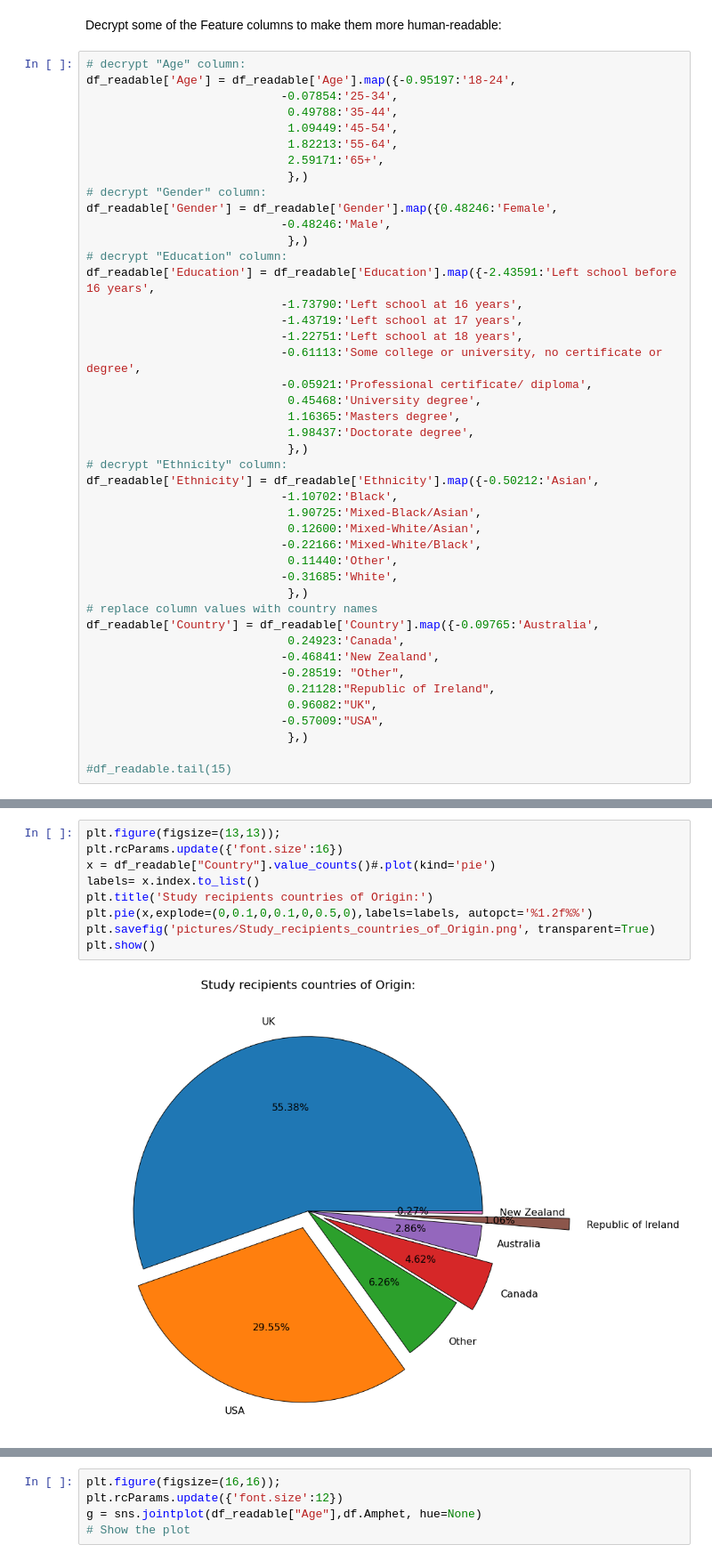
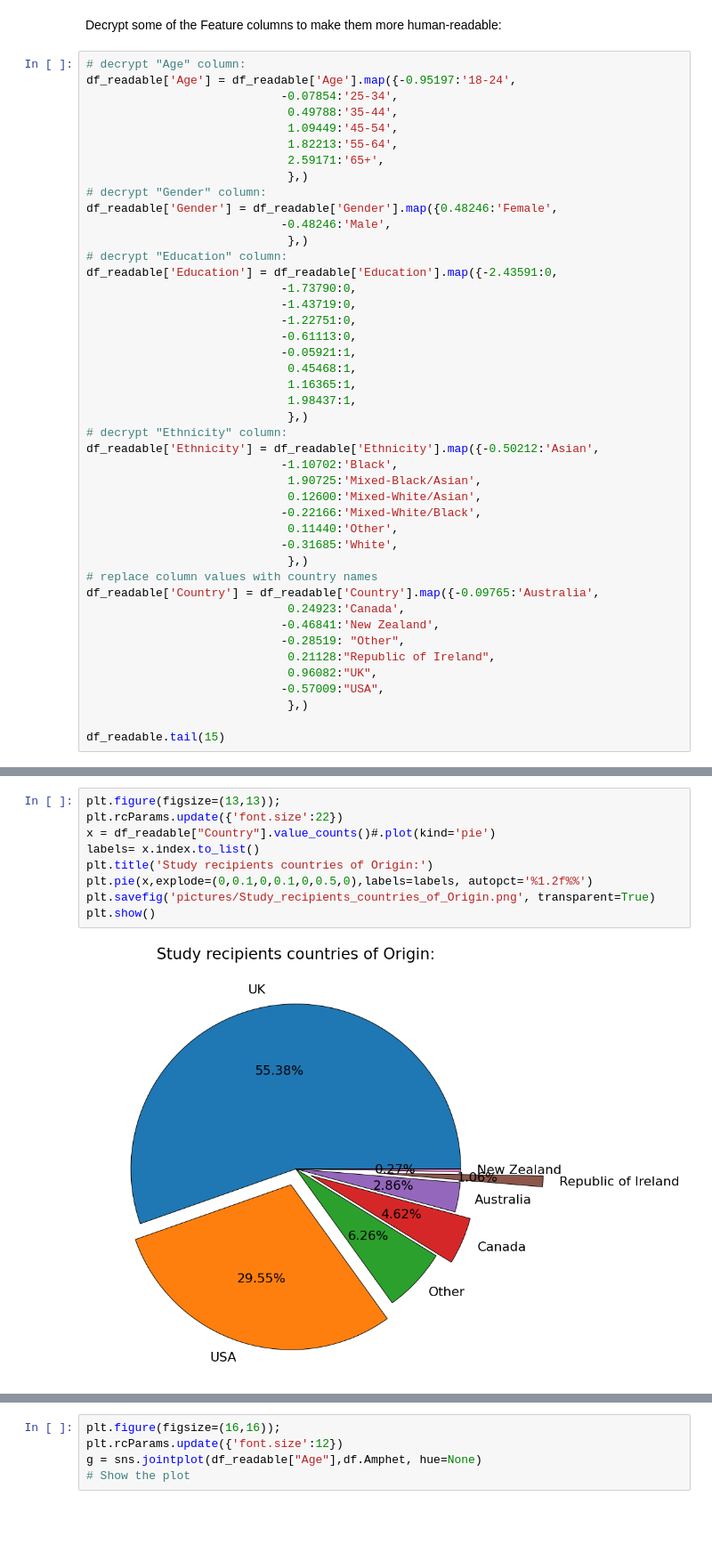
Before and after one commit to Antadurunnu/Drug-Consumption, a Jupyter notebook: Drug_consumption_project.ipynb, the cells around one changed output, grey strips where cells are left out. Shown at 89% size. Drawn from its saved outputs; the diff is of its cells as text; blank space fills up the shorter version.

```diff
--- a/Drug_consumption_project.ipynb
+++ b/Drug_consumption_project.ipynb
@@ -226,15 +204,15 @@ df_readable['Gender'] = df_readable['Gender'].map({0.48246:'Female',
                             -0.48246:'Male',
                              },)
 # decrypt "Education" column:
-df_readable['Education'] = df_readable['Education'].map({-2.43591:'Left school before 16 years',
-                            -1.73790:'Left school at 16 years',
-                            -1.43719:'Left school at 17 years',
-                            -1.22751:'Left school at 18 years',
-                            -0.61113:'Some college or university, no certificate or degree',
-                            -0.05921:'Professional certificate/ diploma',
-                             0.45468:'University degree',
-                             1.16365:'Masters degree',
-                             1.98437:'Doctorate degree',
+df_readable['Education'] = df_readable['Education'].map({-2.43591:0,
+                            -1.73790:0,
+                            -1.43719:0,
+                            -1.22751:0,
+                            -0.61113:0,
+                            -0.05921:1,
+                             0.45468:1,
+                             1.16365:1,
+                             1.98437:1,
                              },)
 # decrypt "Ethnicity" column:
 df_readable['Ethnicity'] = df_readable['Ethnicity'].map({-0.50212:'Asian',
@@ -255,4 +233,4 @@ df_readable['Country'] = df_readable['Country'].map({-0.09765:'Australia',
                             -0.57009:"USA",
                              },)
 
-#df_readable.tail(15)
+df_readable.tail(15)
@@ -259,13 +255,13 @@ df_readable['Country'] = df_readable['Country'].map({-0.09765:'Australia',
 # %%
 plt.figure(figsize=(13,13));
-plt.rcParams.update({'font.size':16})
+plt.rcParams.update({'font.size':22})
 x = df_readable["Country"].value_counts()#.plot(kind='pie')
 labels= x.index.to_list()
 plt.title('Study recipients countries of Origin:')
 plt.pie(x,explode=(0,0.1,0,0.1,0,0.5,0),labels=labels, autopct='%1.2f%%')
 plt.savefig('pictures/Study_recipients_countries_of_Origin.png', transparent=True)
 plt.show()
 # %% [output]
-[figure, old version]
+[figure, new version]
 # %%
 plt.figure(figsize=(13,13));
```
Also changed, not shown: parts of 26 cells of this notebook, 11 other files.
